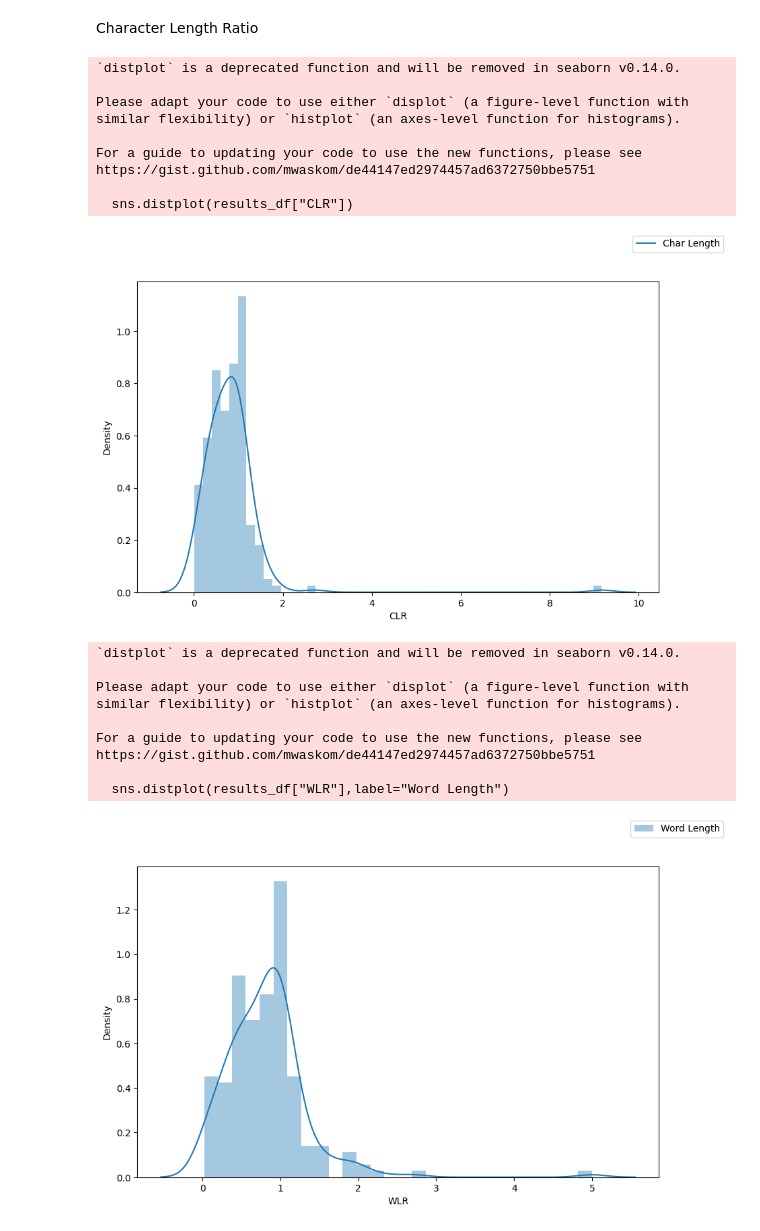
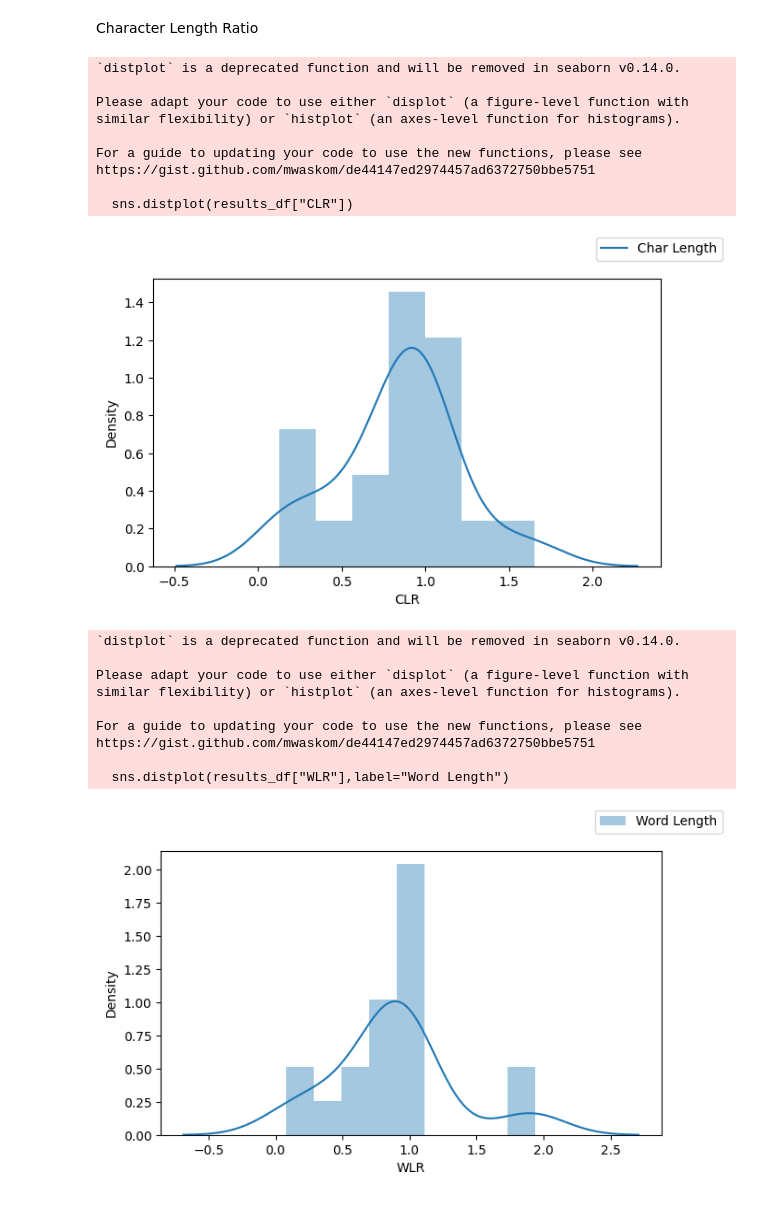
Before and after one commit to tsei902/simplify_dutch, a Jupyter notebook: notebooks/2.Calculating features.ipynb, the cells around one changed output. Cells and saved outputs as stored; diff of their text form; code cells hidden in the pictures.

```diff
--- a/notebooks/2.Calculating features.ipynb
+++ b/notebooks/2.Calculating features.ipynb
@@ -370,11 +370,11 @@ Exploring features values from simpleText shared task
 # %%
 WIKILARGE_DATASET_PATH = DATASETS_PATH / "wikilarge"
 # %%
-complex_text = pd.read_csv(WIKILARGE_DATASET_PATH / "wikilarge.train.orig.txt", header=None, sep="\t", names=["original_text"])
-simple_text = pd.read_csv(WIKILARGE_DATASET_PATH / "wikilarge.train.simp.txt", header=None, sep="\t",names=["simple_text"])
+complex_text = pd.read_csv(WIKILARGE_DATASET_PATH / "wikilarge.train.orig", header=None, sep="\t", names=["original_text"])
+simple_text = pd.read_csv(WIKILARGE_DATASET_PATH / "wikilarge.train.simp", header=None, sep="\t",names=["simple_text"])
 # %%
 sentences_pairs = pd.concat([complex_text, simple_text], axis=1)
-sentences_pairs=sentences_pairs[18:19]
+sentences_pairs=sentences_pairs[0:19]
 # %%
 results = []
 for i,row in sentences_pairs.iterrows():
@@ -419,7 +446,7 @@ results_df.describe()
 # %% [markdown]
 Character Length Ratio
 # %%
-fig = plt.figure(figsize=(10,6))
+fig = plt.figure(figsize=(7,4))
 sns.distplot(results_df["CLR"])
 fig.legend(labels=['Char Length'])
 plt.show()
@@ -433,21 +460,21 @@ For a guide to updating your code to use the new functions, please see
 https://gist.github.com/mwaskom/de44147ed2974457ad6372750bbe5751
 
   sns.distplot(results_df["CLR"])
-[figure, old version]
+[figure, new version]
 # %%
-fig = plt.figure(figsize=(10,6))
+fig = plt.figure(figsize=(7,4))
 sns.distplot(results_df["WLR"],label="Word Length")
 fig.legend(labels=['Word Length'])
 plt.show()
 # %% [output]
 `distplot` is a deprecated function and will be removed in seaborn v0.14.0.
 
 Please adapt your code to use either `displot` (a figure-level function with
 similar flexibility) or `histplot` (an axes-level function for histograms).
 
 For a guide to updating your code to use the new functions, please see
 https://gist.github.com/mwaskom/de44147ed2974457ad6372750bbe5751
 
   sns.distplot(results_df["WLR"],label="Word Length")
-[figure, old version]
+[figure, new version]
 # %%
```
Also changed, not shown: parts of 7 cells of this notebook, 13 other files.
